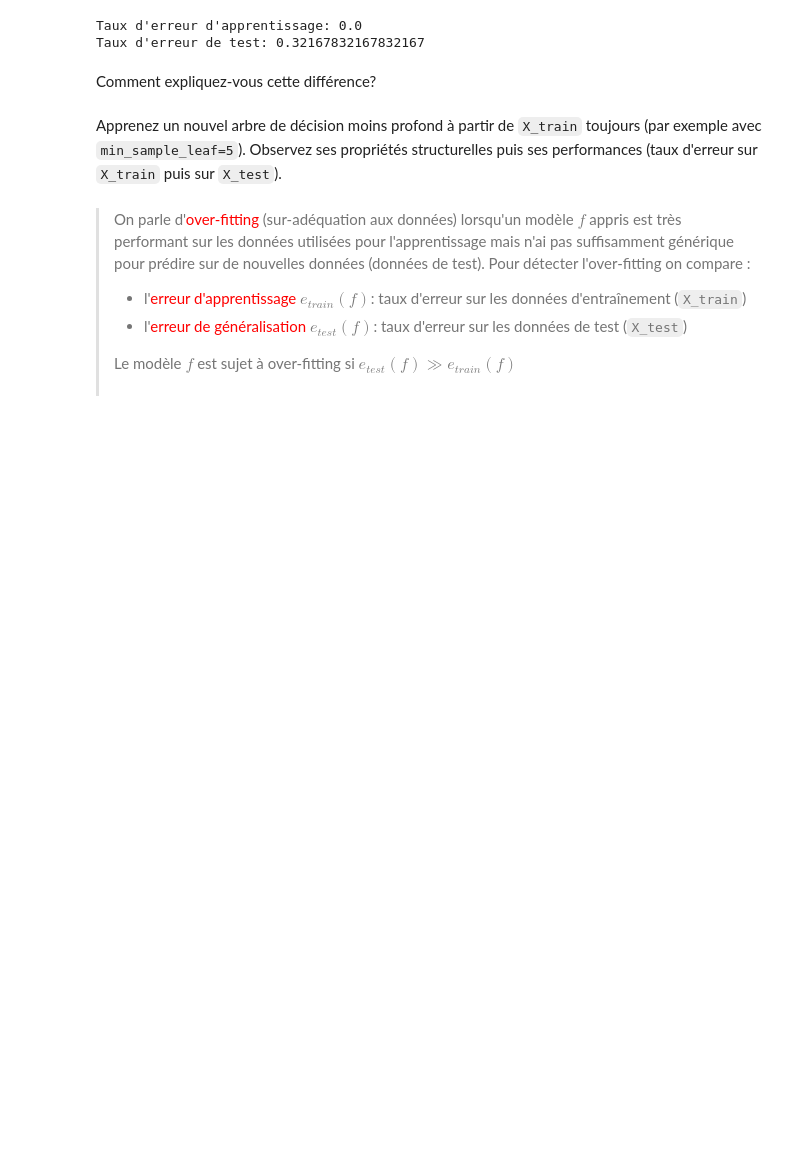
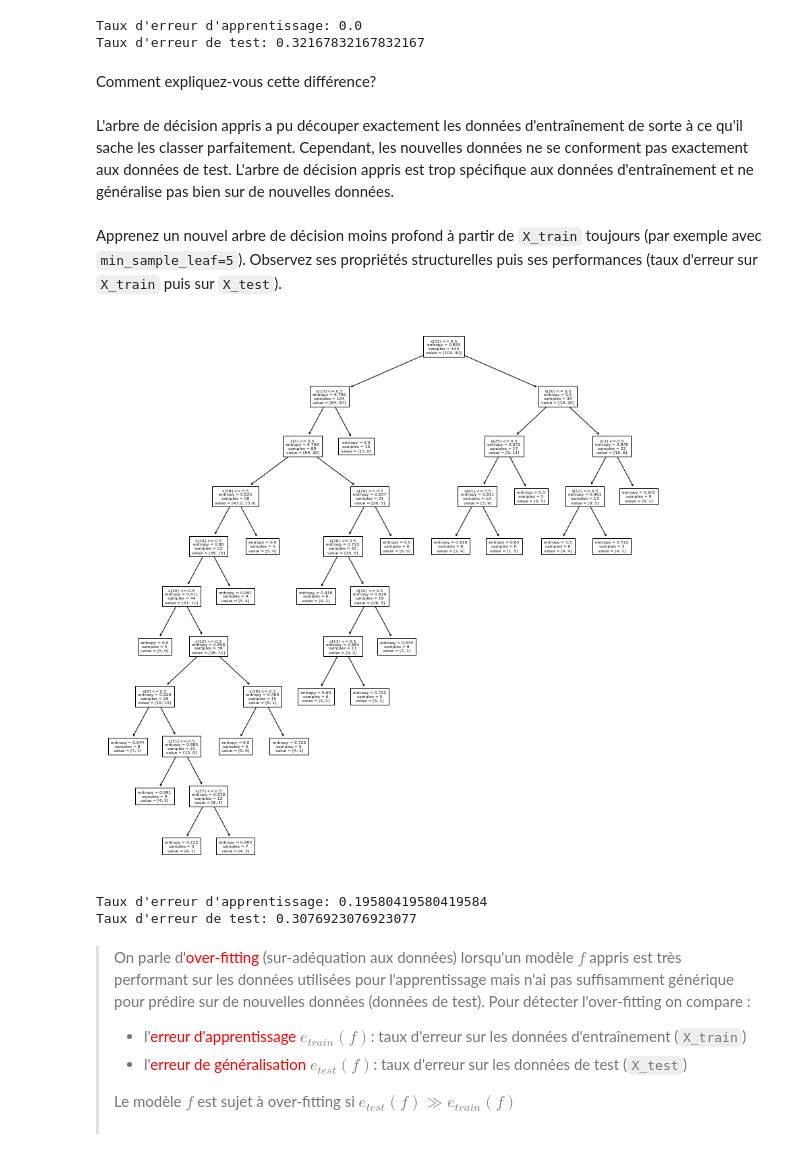
Before and after one commit to Juliette0070/optimisation, a Jupyter notebook: TP6 - Arbres de décision-20240320/TP6_DecisionTree.ipynb, the cells around one changed output. Cells and saved outputs as stored; diff of their text form; code cells hidden in the pictures; blank space fills up the shorter version.

```diff
--- a/TP6 - Arbres de décision-20240320/TP6_DecisionTree.ipynb
+++ b/TP6 - Arbres de décision-20240320/TP6_DecisionTree.ipynb
@@ -189,8 +189,29 @@ Taux d'erreur d'apprentissage: 0.0
 Taux d'erreur de test: 0.32167832167832167
 # %% [markdown]
 Comment expliquez-vous cette différence?
+# %% [markdown]
+L'arbre de décision appris a pu découper exactement les données d'entraînement de sorte à ce qu'il sache les classer parfaitement. Cependant, les nouvelles données ne se conforment pas exactement aux données de test. L'arbre de décision appris est trop spécifique aux données d'entraînement et ne généralise pas bien sur de nouvelles données.
 # %% [markdown]
 Apprenez un nouvel arbre de décision moins profond à partir de `X_train` toujours (par exemple avec `min_sample_leaf=5`). Observez ses propriétés structurelles puis ses performances (taux d'erreur sur `X_train` puis sur `X_test`).
+# %%
+dtree2 = tree.DecisionTreeClassifier(criterion='entropy', min_samples_leaf=5)
+dtree2 = dtree2.fit(X_train, y_train)
+
+y_pred = dtree2.predict(X_test)
+
+plt.figure(figsize=(15,15))
+tree.plot_tree(dtree2, fontsize=6)
+plt.show()
+
+train_error = 1 - dtree2.score(X_train, y_train)
+test_error = 1 - dtree2.score(X_test, y_test)
+
+print("Taux d'erreur d'apprentissage:", train_error)
+print("Taux d'erreur de test:", test_error)
+# %% [output]
+[figure, added]
+Taux d'erreur d'apprentissage: 0.19580419580419584
+Taux d'erreur de test: 0.3076923076923077
 # %% [markdown]
 > On parle d'<font color='red'>over-fitting</font> (sur-adéquation aux données) lorsqu'un modèle $f$ appris est très performant sur les données utilisées pour l'apprentissage mais n'ai pas suffisamment générique pour prédire sur de nouvelles données (données de test).
 > Pour détecter l'over-fitting on compare :
```
Also changed, not shown: parts of 3 cells of this notebook.
